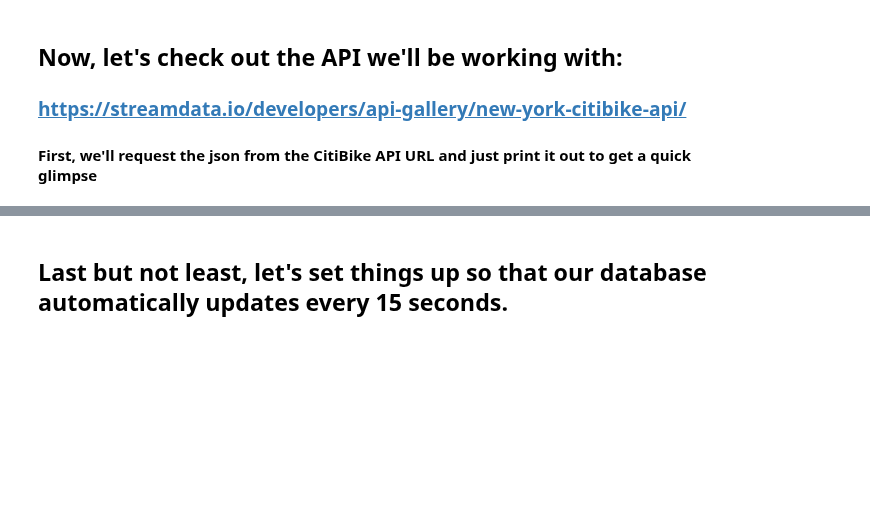
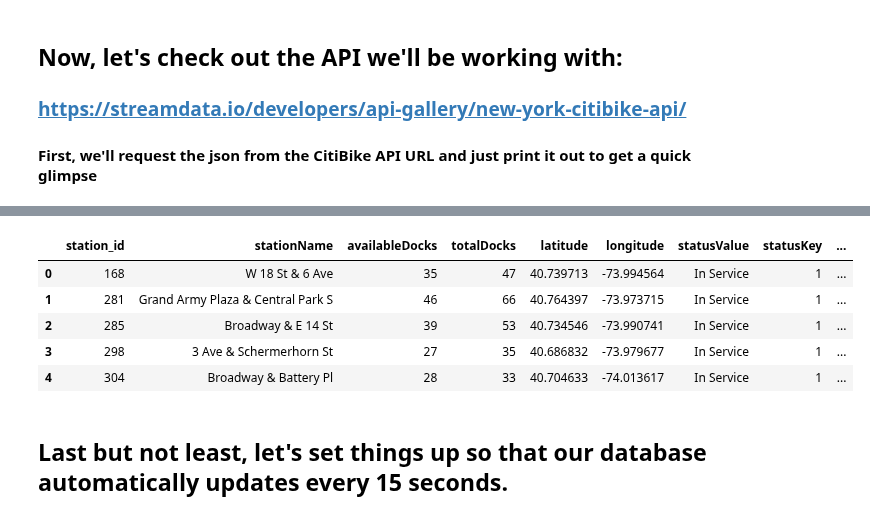
Before and after one commit to jsedoc/NYU-Projects-in-Programming-Fall-2019, a Jupyter notebook: (Class 1) Diving In/Diving In Solved.ipynb, the cells around one changed output, grey strips where cells are left out. Drawn from its saved outputs; the diff is of its cells as text; code cells hidden in the pictures; blank space fills up the shorter version.

```diff
--- a/(Class 1) Diving In/Diving In Solved.ipynb
+++ b/(Class 1) Diving In/Diving In Solved.ipynb
@@ -13,3 +11,5 @@
+# %%
+con = sqlite3.connect('citibikeData.db') # create our database
 # %% [markdown]
 ## Now, let's check out the API we'll be working with:
 
@@ -105,3 +102,13 @@ db.commit()
+# %%
+check = pd.read_sql("SELECT * FROM StationsData LIMIT 5", con=con)
+check
+# %% [output]
+|  | station_id | stationName | availableDocks | totalDocks | latitude | longitude | statusValue | statusKey | ... |
+| 0 | 168 | W 18 St & 6 Ave | 35 | 47 | 40.739713 | -73.994564 | In Service | 1 | ... |
+| 1 | 281 | Grand Army Plaza & Central Park S | 46 | 66 | 40.764397 | -73.973715 | In Service | 1 | ... |
+| 2 | 285 | Broadway & E 14 St | 39 | 53 | 40.734546 | -73.990741 | In Service | 1 | ... |
+| 3 | 298 | 3 Ave & Schermerhorn St | 27 | 35 | 40.686832 | -73.979677 | In Service | 1 | ... |
+| 4 | 304 | Broadway & Battery Pl | 28 | 33 | 40.704633 | -74.013617 | In Service | 1 | ... |
 # %% [markdown]
 ## Last but not least, let's set things up so that our database automatically updates every 15 seconds.
 # %%
```
Also changed, not shown: parts of 12 cells of this notebook, 1 other file.
